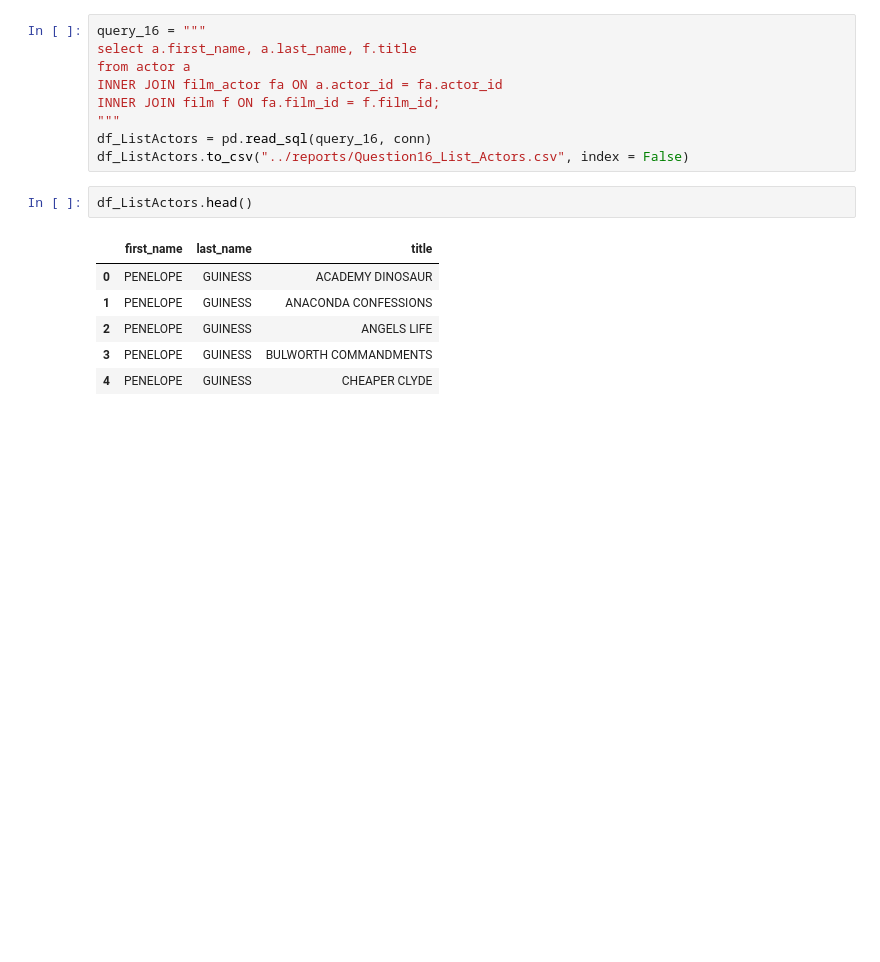
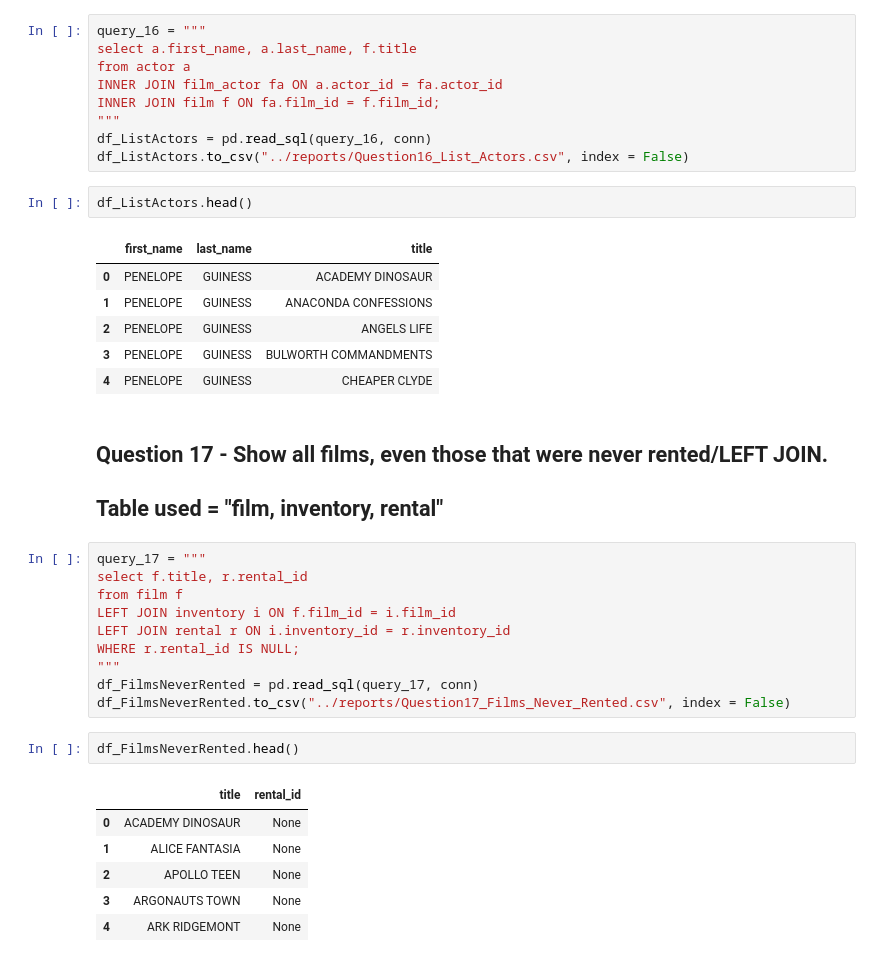
Before and after one commit to VictorCali1702/Sakila_sql_python_project, a Jupyter notebook: notebooks/analysis_report.ipynb, the cells around one changed output. Saved outputs shown, nothing was run; the diff lists cells and outputs as text; blank space fills up the shorter version.

Commit message:
Question 17-19 update SQL with results and code

```diff
--- a/notebooks/analysis_report.ipynb
+++ b/notebooks/analysis_report.ipynb
@@ -387,3 +387,26 @@ df_ListActors.head()
 | 2 | PENELOPE | GUINESS | ANGELS LIFE |
 | 3 | PENELOPE | GUINESS | BULWORTH COMMANDMENTS |
 | 4 | PENELOPE | GUINESS | CHEAPER CLYDE |
+# %% [markdown]
+## Question 17 - Show all films, even those that were never rented/LEFT JOIN.
+
+## Table used = "film, inventory, rental"
+# %%
+query_17 = """
+select f.title, r.rental_id
+from film f
+LEFT JOIN inventory i ON f.film_id = i.film_id
+LEFT JOIN rental r ON i.inventory_id = r.inventory_id
+WHERE r.rental_id IS NULL;
+"""
+df_FilmsNeverRented = pd.read_sql(query_17, conn)
+df_FilmsNeverRented.to_csv("../reports/Question17_Films_Never_Rented.csv", index = False)
+# %%
+df_FilmsNeverRented.head()
+# %% [output]
+|  | title | rental_id |
+| 0 | ACADEMY DINOSAUR | None |
+| 1 | ALICE FANTASIA | None |
+| 2 | APOLLO TEEN | None |
+| 3 | ARGONAUTS TOWN | None |
+| 4 | ARK RIDGEMONT | None |
```
Also changed, not shown: parts of 6 cells of this notebook, 6 other files.
